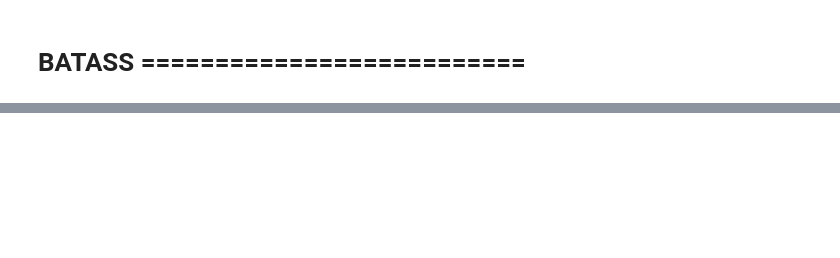
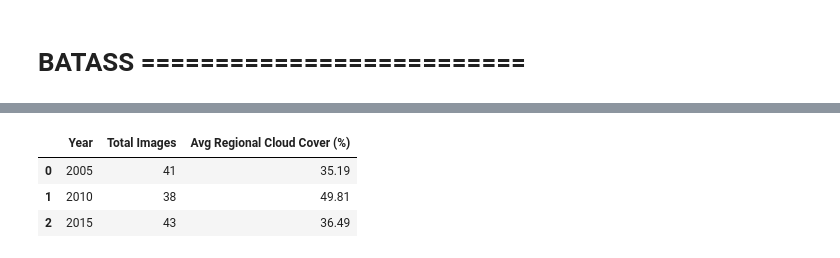
Before and after one commit to fuadfach/geog761lab, a Jupyter notebook: geog761_lab1_fuad.ipynb, the cells around one changed output, grey strips where cells are left out. Drawn from its saved outputs; the diff is of its cells as text; code cells hidden in the pictures; blank space fills up the shorter version.

```diff
--- a/geog761_lab1_fuad.ipynb
+++ b/geog761_lab1_fuad.ipynb
@@ -182,74 +138,62 @@ Estimated Cloud Coverage in ROI: 46.00%
 # %%
 import pandas as pd
 
-# Define small region around Alor Island, Indonesia
+# 1. Inisialisasi area studi (Pulau Alor, Indonesia)
 point = ee.Geometry.Point([124.518393, -8.217483])
 region = point.buffer(5000).bounds()
 
-# Function to mask clouds using QA_PIXEL band
-def mask_clouds(image):
+# 2. Fungsi untuk menghitung persentase tutupan awan regional per citra
+def add_regional_cloud_cover(image):
     qa = image.select('QA_PIXEL')
-    # Bits 3 and 4 are cloud and cloud shadow respectively
-    cloud_mask = qa.bitwiseAnd(1 << 3).eq(0).And(qa.bitwiseAnd(1 << 4).eq(0))
-    #=================return image.updateMask(cloud_mask)================
 
-    # Apply mask
-    masked_image = mask_clouds(image)
+    # Bit 3 = Cloud, Bit 4 = Cloud Shadow (0 artinya area bebas awan)
+    clear_mask = qa.bitwiseAnd(1 << 3).eq(0).And(qa.bitwiseAnd(1 << 4).eq(0))
+    masked_image = image.updateMask(clear_mask)
 
-# Report Image Quality Over ROI
-# Total pixels in region
-    pixel_area = ee.Image.pixelArea().clip(region)
-
-# Count valid pixels before and after masking
-    total_pixels = pixel_area.reduceRegion(
+    # Hitung total piksel dalam ROI (menggunakan band SR_B3 sebelum di-mask)
+    total_pixels = image.select('SR_B3').reduceRegion(
         reducer=ee.Reducer.count(),
         geometry=region,
         scale=30,
         maxPixels=1e9
-    ).getInfo()['area']
+    ).get('SR_B3')
 
+    # Hitung piksel bebas awan dalam ROI (setelah di-mask)
     valid_pixels = masked_image.select('SR_B3').reduceRegion(
         reducer=ee.Reducer.count(),
         geometry=region,
         scale=30,
         maxPixels=1e9
-    ).getInfo()['SR_B3']
+    ).get('SR_B3')
 
-    cloud_coverage_pct = 100 * (1 - valid_pixels / total_pixels)
+    # Hitung persentase awan di ROI
+    cloud_coverage_pct = ee.Number(100).subtract(
+        ee.Number(valid_pixels).divide(ee.Number(total_pixels)).multiply(100)
+    )
 
     return image.set('REGIONAL_CLOUD_COVER', cloud_coverage_pct)
 
+# 3. Proses agregasi rata-rata per tahun
 years = [2005, 2010, 2015]
+data_summary = []
 
 for year in years:
-    # Filter collection for the region and calendar year
-    coll = (ee.ImageCollection("LANDSAT/LE07/C02/T1_L2") \
-           .filterBounds(region) \
-           .filterDate(f"{year}-01-01", f"{year}-12-31")
-           .map(mask_clouds))
+    collection = (ee.ImageCollection("LANDSAT/LE07/C02/T1_L2")
+                  .filterBounds(region)
+                  .filterDate(f"{year}-01-01", f"{year}-12-31")
+                  .map(add_regional_cloud_cover))
 
+    # Hitung rata-rata tutupan awan regional & jumlah citra dalam setahun
+    avg_cloud = collection.aggregate_mean('REGIONAL_CLOUD_COVER').getInfo()
+    img_count = collection.size().getInfo()
 
+    data_summary.append({
+        'Year': year,
+        'Total Images': img_count,
+        'Avg Regional Cloud Cover (%)': round(avg_cloud, 2) if avg_cloud is not None else 0.0
+    })
 
-        # Mean reducer yields fraction of cloudy pixels in ROI
- #       roi_stats = cloud_mask.reduceRegion(
- #           reducer=ee.Reducer.mean(),
- #           geometry=region,
- #           scale=30,
- #           maxPixels=1e9
- #       )
- #       return image.set('roi_cloud_pct', ee.Number(roi_stats.get('QA_PIXEL')).multiply(100))
-
-    # Calculate average region cloud coverage across all scenes in the year
- #   col_with_stats = coll.map(mask_clouds)
- #   avg_roi_cloud = col_with_stats.aggregate_mean('roi_cloud_pct').getInfo()
-
- #   summary_data.append({
- #       'Year': year,
- #       'Total Scenes': total_images,
- #       'Avg ROI Cloud Cover (%)': round(avg_roi_cloud, 2) if avg_roi_cloud else 0
- #   })
-
-# Output as DataFrame
-#cloud_cover_df = pd.DataFrame(summary_data)
-#print(cloud_cover_df)
+# 4. Tampilkan hasil sebagai Tabel Pandas
+df_result = pd.DataFrame(data_summary)
+df_result
 # %% [output]
@@ -256,0 +200,4 @@ TypeError: unsupported callable
+|  | Year | Total Images | Avg Regional Cloud Cover (%) |
+| 0 | 2005 | 41 | 35.19 |
+| 1 | 2010 | 38 | 49.81 |
+| 2 | 2015 | 43 | 36.49 |
```
Also changed, not shown: parts of 3 cells of this notebook.
